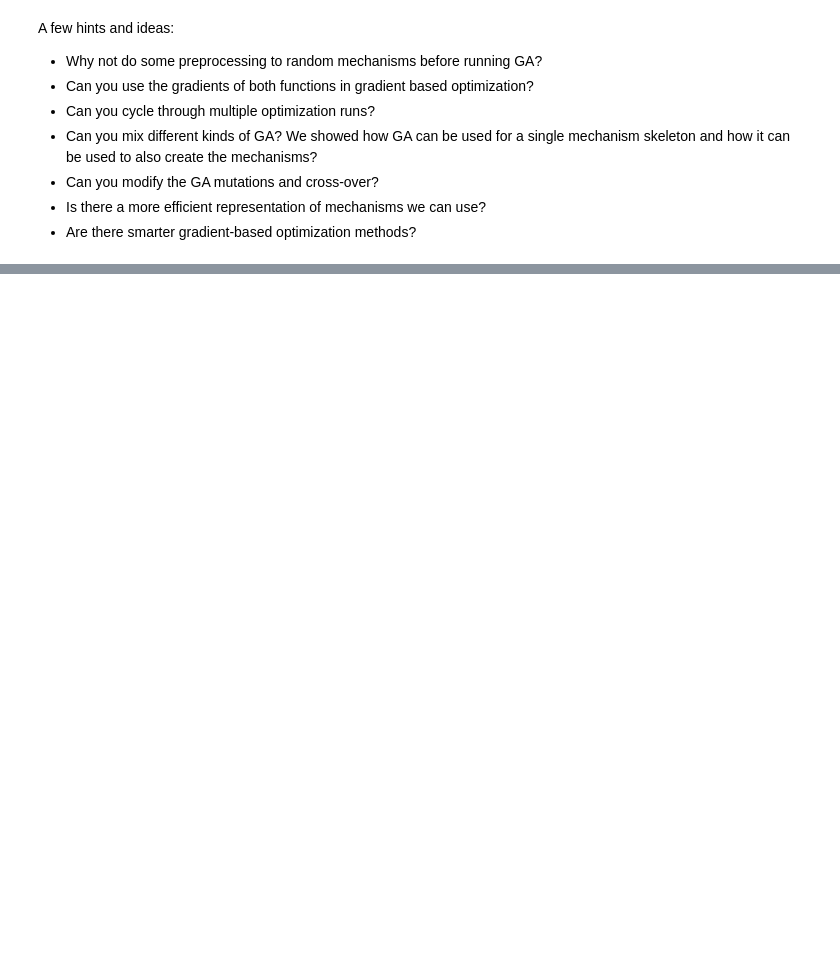
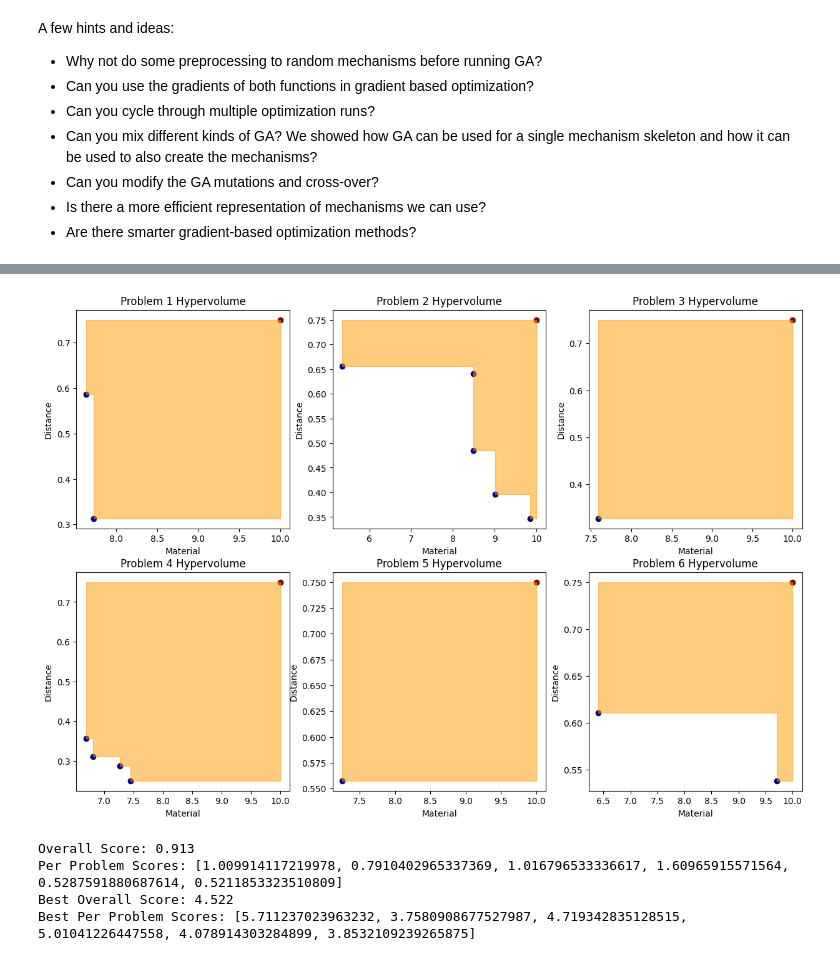
Before and after one commit to gtadams/2155-Optimization-Challenge-Problem, a Jupyter notebook: Advanced_Starter_Notebook_GTA.ipynb, the cells around one changed output, grey strips where cells are left out. Saved outputs shown, nothing was run; the diff lists cells and outputs as text; code cells hidden in the pictures; blank space fills up the shorter version.

```diff
--- a/Advanced_Starter_Notebook_GTA.ipynb
+++ b/Advanced_Starter_Notebook_GTA.ipynb
@@ -642,25 +220,0 @@ Let's go back to the simple fourbar we had and see what this means:
-# %%
-visualizer = MechanismVisualizer()
-
-# Define the variables for the mechanism
-x0 = np.array([[0.3,0.2],
-               [0.6,0.2],
-               [0.3,0.3],
-               [0.6,0.4],
-               [0.4,0.5]])
-
-# Define the connectivity of the mechanism
-edges = np.array([[0,2],
-                  [1,3],
-                  [2,3],
-                  [2,4],
-                  [3,4]])
-
-# Define the fixed nodes
-fixed_joints = np.array([0,1])
-
-# actuator
-motor = np.array([0,2])
-
-plt.figure(figsize=(5,5))
-visualizer(x0, edges, fixed_joints, motor, ax=plt.gca())
@@ -700,0 +414,53 @@ curve_processor_unscaled.visualize_comparison(traced_curve, target_curves[0])
+# %%
+# Pareto front hypervolume visualizer
+ga_visualizer = GAVisualizer()
+plt.subplots(2, 3, figsize=(15, 10))
+for i in range(len(target_curves)):
+    if isinstance(full_results[f'Problem {i+1}'], list) or full_results[f'Problem {i+1}'].X is None:
+        print(f'Did Not Find Solutions for Problem {i+1}!!')
+        plt.subplot(2, 3, i+1)
+        plt.text(0.5, 0.5, 'No Solutions Found', horizontalalignment='center', verticalalignment='center', fontsize=12)
+        plt.axis('off')
+        continue
+    ga_visualizer.plot_HV(
+        F=full_results[f'Problem {i+1}'].F,
+        ref=np.array([0.75, 10.0]),
+        ax=plt.subplot(2, 3, i+1),
+        objective_labels=['Distance', 'Material']
+    )
+    plt.title(f'Problem {i+1} Hypervolume')
+# %% [output]
+[figure, added]
+# %%
+# Compare and save scores
+scores = evaluate_submission(submission)
+
+overall_score = scores.get('Overall Score', 0)
+problem_scores = [scores['Score Breakdown'].get(f'Problem {i+1}', 0) for i in range(len(scores['Score Breakdown']))]
+
+print(f"Overall Score: {overall_score:.3f}")
+print(f"Per Problem Scores: {problem_scores}")
+
+best_submission = np.load('GTA_full_submission.npy', allow_pickle=True).item()
+best_scores = evaluate_submission(best_submission)
+
+# Compare and update the best scores if necessary
+for i, (current_score, best_score) in enumerate(zip(problem_scores, best_scores['Score Breakdown'].values())):
+    if current_score > best_score:
+        best_submission[f'Problem {i+1}'] = submission[f'Problem {i+1}']
+        print(f"Problem {i} improved! Was: {best_score}")
+
+submission_filename = 'GTA_full_submission.npy'
+best_submission['Overall Score'] = np.mean(list(evaluate_submission(best_submission)['Score Breakdown'].values()))
+np.save(submission_filename, best_submission)
+
+best_scores = evaluate_submission(best_submission)
+b_overall_score = best_scores.get('Overall Score', 0)
+b_problem_scores = [best_scores['Score Breakdown'].get(f'Problem {i+1}', 0) for i in range(len(best_scores['Score Breakdown']))]
+print(f"Best Overall Score: {b_overall_score:.3f}")
+print(f"Best Per Problem Scores: {b_problem_scores}")
+# %% [output]
+Overall Score: 0.913
+Per Problem Scores: [1.009914117219978, 0.7910402965337369, 1.016796533336617, 1.60965915571564, 0.5287591880687614, 0.5211853323510809]
+Best Overall Score: 4.522
+Best Per Problem Scores: [5.711237023963232, 3.7580908677527987, 4.719342835128515, 5.01041226447558, 4.078914303284899, 3.8532109239265875]
```
Also changed, not shown: parts of 50 cells of this notebook.
